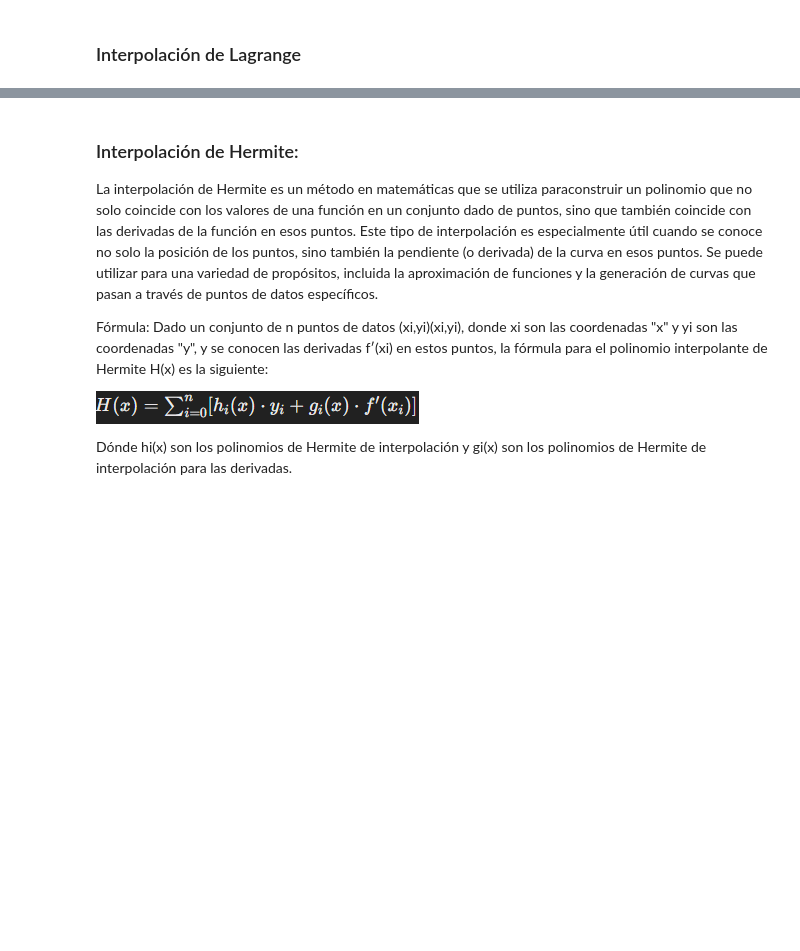
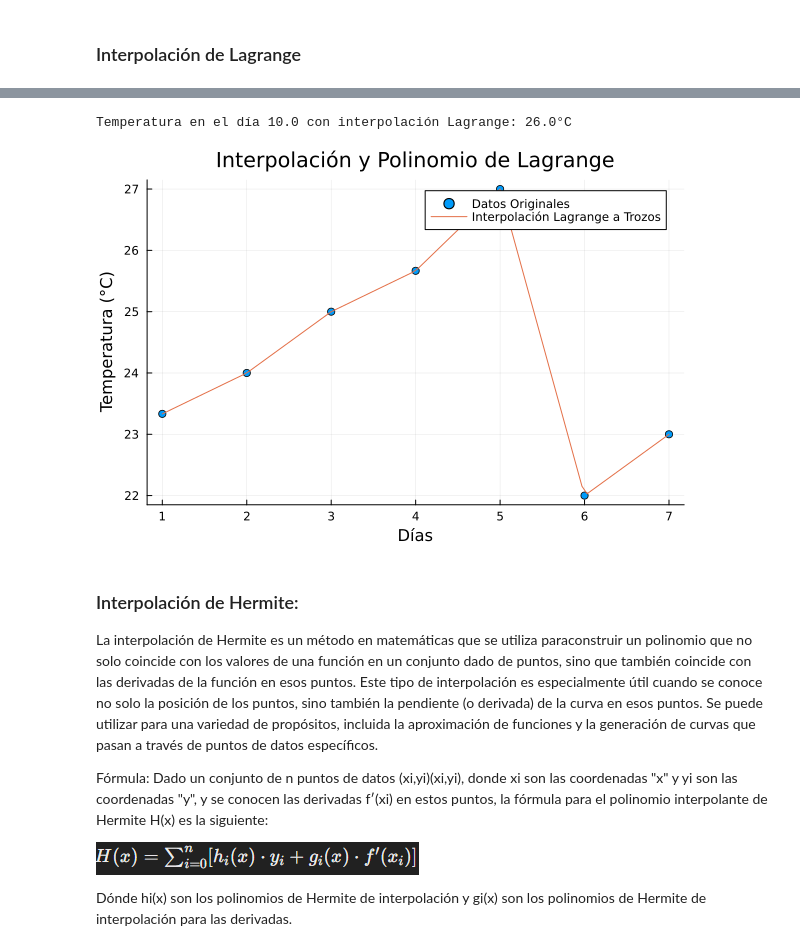
Before and after one commit to sonysarkis/ProyectoCalNum, a Jupyter notebook: Proyectos/proyecto1/proyecto2_cal.ipynb, the cells around one changed output, grey strips where cells are left out. Saved outputs shown, nothing was run; the diff lists cells and outputs as text; code cells hidden in the pictures; blank space fills up the shorter version.

```diff
--- a/Proyectos/proyecto1/proyecto2_cal.ipynb
+++ b/Proyectos/proyecto1/proyecto2_cal.ipynb
@@ -282,3 +281,65 @@ La predicción de la temperatura es: 125.99999999999989
+# %%
+# Construir la función interpolada (Lagrange)
+function LagrangePolinomica(dias, temperaturas, cantidad)
+    n = length(dias)
+    polinomio = 0
+    for i in 1:n
+        term = temperaturas[i]
+        for j in 1:n
+            if i != j
+                term *= (cantidad - dias[j]) / (dias[i] - dias[j])
+            end
+        end
+        polinomio += term
+    end
+    return polinomio
+end
+
+# Función de interpolación por trozos usando Lagrange
+function LagrangeInterpolacionTrozos(dias, temperaturas, cantidad_interpolar)
+    for i in 1:length(dias)-1
+        if cantidad_interpolar >= dias[i] && cantidad_interpolar <= dias[i+1]
+            return LagrangePolinomica(dias[i:i+1], temperaturas[i:i+1], cantidad_interpolar)
+        end
+    end
+
+    # Casos de extrapolación
+    if cantidad_interpolar < dias[1]
+        return LagrangePolinomica(dias[1:2], temperaturas[1:2], cantidad_interpolar)
+    end
+
+    if cantidad_interpolar > dias[end]
+        return LagrangePolinomica(dias[end-1:end], temperaturas[end-1:end], cantidad_interpolar)
+    end
+
+    return NaN
+end
+
+# Función para imprimir la predicción de la temperatura en un día específico
+function PrintPrediction(dias, temperaturas, day, label = "Lagrange")
+    println("Temperatura en el día $day con interpolación $label: ", LagrangeInterpolacionTrozos(dias, temperaturas, day),"°C")
+end
+
+# Función para imprimir las temperaturas interpoladas
+function PrintTemperaturasInterpoladas(dias, temperaturas, label = "Lagrange")
+    dias_interpolados = DiasInterpolados()
+    temperaturas_interpoladas = [LagrangeInterpolacionTrozos(dias, temperaturas, cantidad_interpolar) for cantidad_interpolar in dias_interpolados]
+
+    plot(dias, temperaturas, seriestype=:scatter, label="Datos Originales", markershape=:circle)
+    plot!(dias_interpolados, temperaturas_interpoladas, label="Interpolación $label a Trozos")
+    xlabel!("Días")
+    ylabel!("Temperatura (°C)")
+    title!("Interpolación y Polinomio de Lagrange")
+end
+
+# Imprimir predicción
+PrintPrediction(dias, temperaturas, day)
+
+# Imprimir temperaturas interpoladas
+PrintTemperaturasInterpoladas(dias, temperaturas)
+# %% [output]
+Temperatura en el día 10.0 con interpolación Lagrange: 26.0°C
+[figure, added]
 # %% [markdown]
 ### Interpolación de Hermite:
 
```
Also changed, not shown: parts of 10 cells of this notebook.
